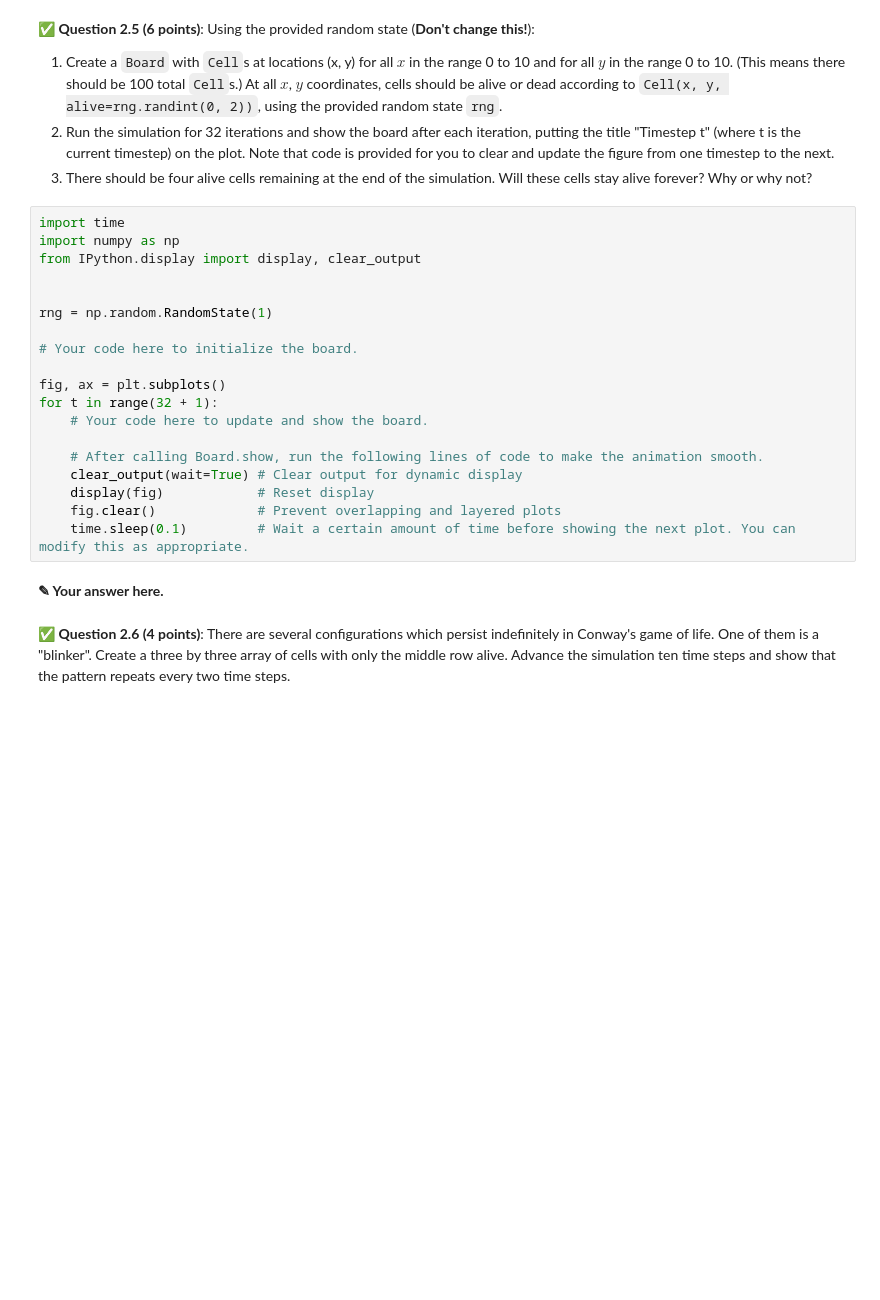
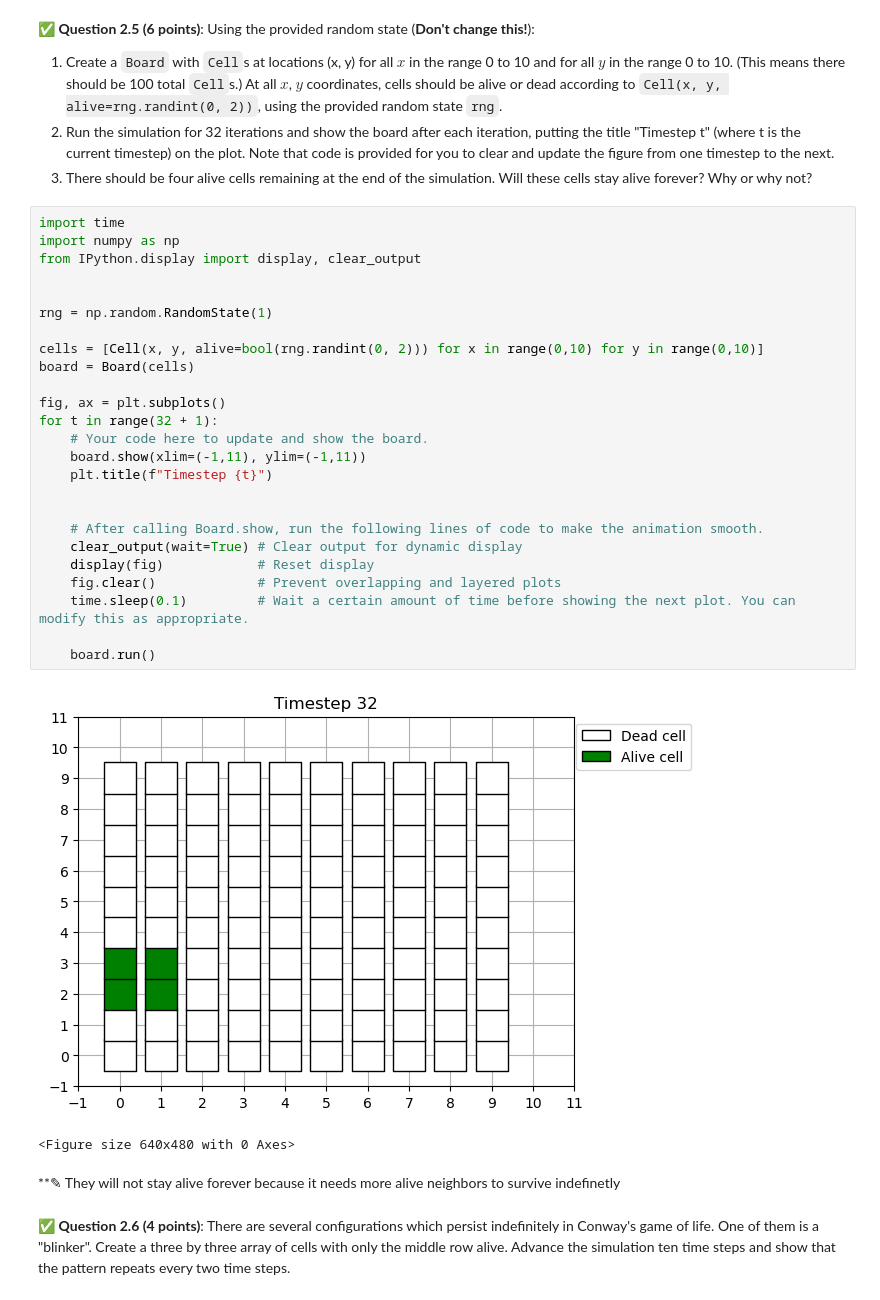
Before and after one commit to winbergd/cmse202-f25-turnin, a Jupyter notebook: hw-02/Homework2_CMSE202.ipynb, the cells around one changed output. Saved outputs shown, nothing was run; the diff lists cells and outputs as text; blank space fills up the shorter version.

```diff
--- a/hw-02/Homework2_CMSE202.ipynb
+++ b/hw-02/Homework2_CMSE202.ipynb
@@ -318,23 +361,32 @@ class Board:
 # %%
 import time
 import numpy as np
 from IPython.display import display, clear_output
 
 
 rng = np.random.RandomState(1)
 
-# Your code here to initialize the board.
+cells = [Cell(x, y, alive=bool(rng.randint(0, 2))) for x in range(0,10) for y in range(0,10)]
+board = Board(cells)
 
 fig, ax = plt.subplots()
 for t in range(32 + 1):
     # Your code here to update and show the board.
+    board.show(xlim=(-1,11), ylim=(-1,11))
+    plt.title(f"Timestep {t}")
+
 
     # After calling Board.show, run the following lines of code to make the animation smooth.
     clear_output(wait=True) # Clear output for dynamic display
     display(fig)            # Reset display
     fig.clear()             # Prevent overlapping and layered plots
     time.sleep(0.1)         # Wait a certain amount of time before showing the next plot. You can modify this as appropriate.
+
+    board.run()
+# %% [output]
+[figure, added]
+<Figure size 640x480 with 0 Axes>
-# %% [markdown]
-**<font size=+3>&#9998;</font> Your answer here.**
+# %% [markdown]
+**<font size=+3>&#9998;</font> They will not stay alive forever because it needs more alive neighbors to survive indefinetly
 # %% [markdown]
 &#9989; **Question 2.6 (4 points)**: There are several configurations which persist indefinitely in Conway's game of life. One of them is a "blinker". Create a three by three array of cells with only the middle row alive. Advance the simulation ten time steps and show that the pattern repeats every two time steps.
```
Also changed, not shown: parts of 14 cells of this notebook.
